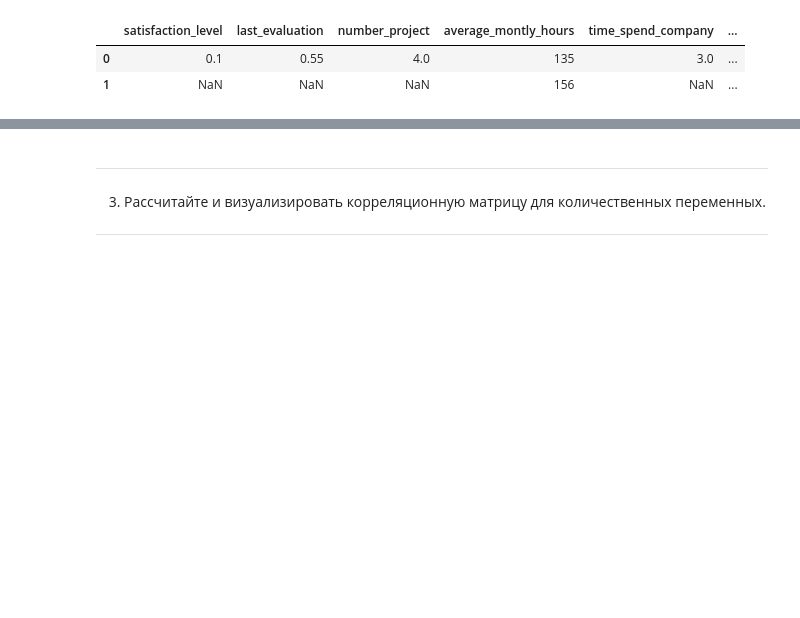
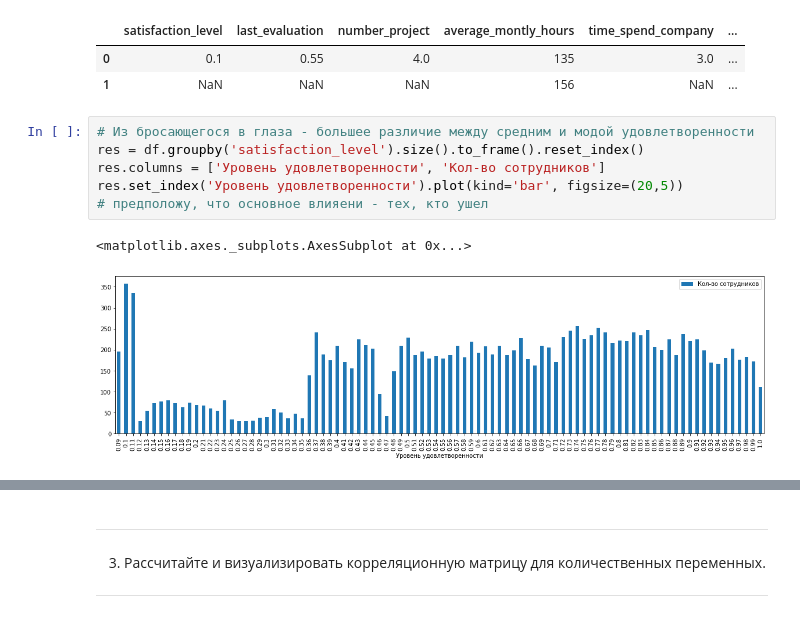
Before and after one commit to SergeyVolkonsky/PYDA-10, a Jupyter notebook: diplom/diplom.ipynb, the cells around one changed output, grey strips where cells are left out. Drawn from its saved outputs; the diff is of its cells as text; blank space fills up the shorter version.

```diff
--- a/diplom/diplom.ipynb
+++ b/diplom/diplom.ipynb
@@ -55,3 +56,12 @@ df.mode()
 |  | satisfaction_level | last_evaluation | number_project | average_montly_hours | time_spend_company | ... |
 | 0 | 0.1 | 0.55 | 4.0 | 135 | 3.0 | ... |
 | 1 | NaN | NaN | NaN | 156 | NaN | ... |
+# %%
+# Из бросающегося в глаза - большее различие между средним и модой удовлетворенности
+res = df.groupby('satisfaction_level').size().to_frame().reset_index()
+res.columns = ['Уровень удовлетворенности', 'Кол-во сотрудников']
+res.set_index('Уровень удовлетворенности').plot(kind='bar', figsize=(20,5))
+# предположу, что основное влияени - тех, кто ушел
+# %% [output]
+<matplotlib.axes._subplots.AxesSubplot at 0x...>
+[figure, added]
```
Also changed, not shown: parts of 28 cells of this notebook.
